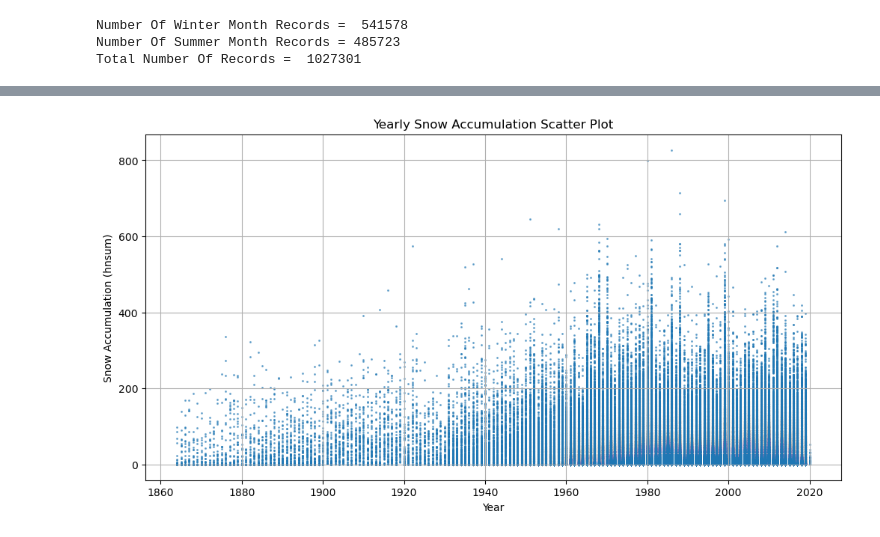
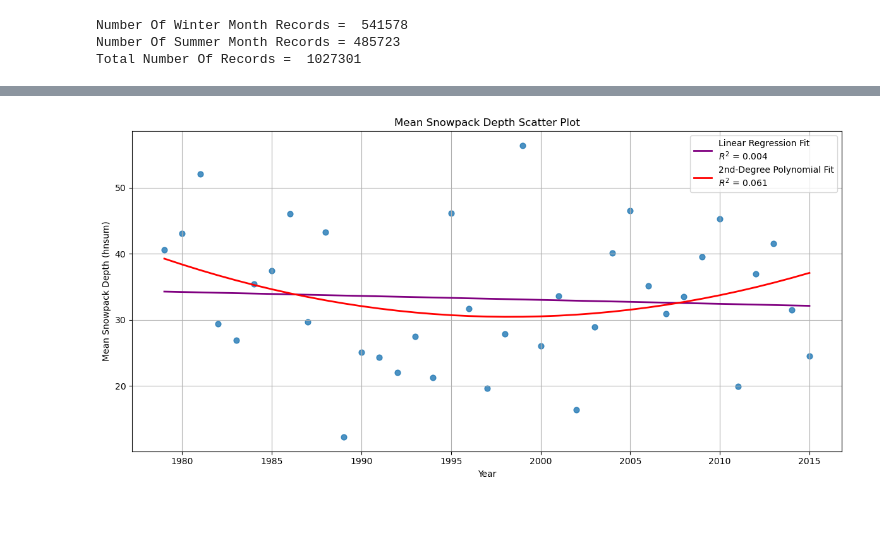
Before and after one commit to Mitch-P-Analyst/Europe_Snowpack_Depths, a Jupyter notebook: Part_2_EDA.ipynb, the cells around one changed output, grey strips where cells are left out. Cells and saved outputs as stored; diff of their text form; code cells hidden in the pictures.

```diff
--- a/Part_2_EDA.ipynb
+++ b/Part_2_EDA.ipynb
@@ -109,0 +142,8 @@ plt.show()
+# %%
+focus_range = np.arange(1979,2016)
+snow_recordings = station_data[(station_data['year'].isin(focus_range)) & (station_data['winter'] == True)]
+snow_recordings = snow_recordings.reset_index(drop=True)
+
+# snow_recordings.groupby('year')['year'].count()
+pd.DataFrame(snow_recordings)
+snow_recordings
@@ -110,17 +182,45 @@ plt.show()
 # %%
 # Create Variables
-mean_snow = station_data[station_data['winter'] == True]['hnsum']
-year = station_data[station_data['winter'] == True]['year']
+mean_snow = snow_recordings.groupby('year')['hnsum'].mean().reset_index()
+x = mean_snow['year'].values
+y = mean_snow['hnsum'].values
+
+# Produce Linear Regression
+slope, intercept, r_value, p_value, std_err = linregress(mean_snow['year'], mean_snow['hnsum'])
+
+    # Predict y values
+y_pred = slope * x + intercept
+
+
+
+# Produce a 2nd-degree Polynomial Regression
+from numpy.polynomial.polynomial import Polynomial
+coefs = np.polyfit(x, y, deg=2)
+poly = np.poly1d(coefs)
+
+    # Model Evaluation
+from sklearn.metrics import r2_score
+    # Formula r2 score
+y_pred_poly = poly(x)
+r2 = r2_score(y, y_pred_poly)
+
+
 
 # Create a scatter plot
 plt.figure(figsize=(12, 6))
-plt.scatter(year, mean_snow, alpha=0.5, s=1.4)
+plt.scatter(x,mean_snow['hnsum'], alpha=0.8, s=40)
+# Linear Regression Plot
+plt.plot(x, y_pred, color='purple', linewidth=2, label=f'Linear Regression Fit\n$R^2$ = {r_value**2:.3f}')
+# Polynomial Regresion Plot
+plt.plot(x, y_pred_poly, color='red', linewidth=2, label=f'2nd-Degree Polynomial Fit\n$R^2$ = {r2:.3f}')
 
 # Add labels and title
 plt.xlabel('Year')
-plt.ylabel('Snow Accumulation (hnsum)')
-plt.title('Yearly Snow Accumulation Scatter Plot')
+plt.ylabel('Mean Snowpack Depth (hnsum)')
+plt.title('Mean Snowpack Depth Scatter Plot')
+plt.legend()
 plt.grid(True)
+plt.tight_layout()
 plt.show()
 # %% [output]
-[figure, old version]
+[figure, new version]
```
Also changed, not shown: parts of 14 cells of this notebook.
